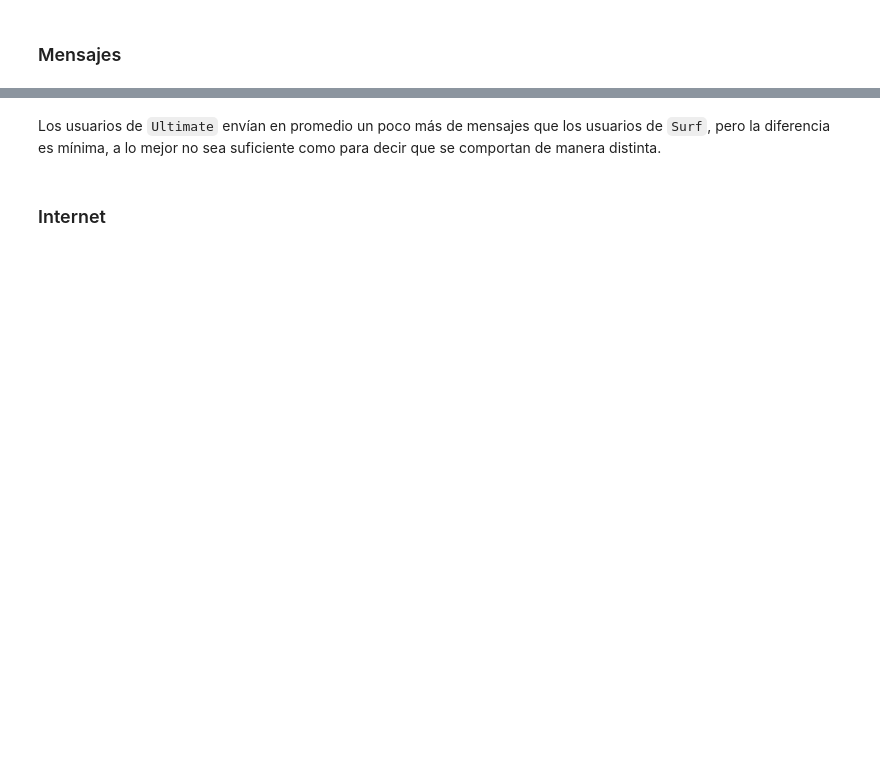
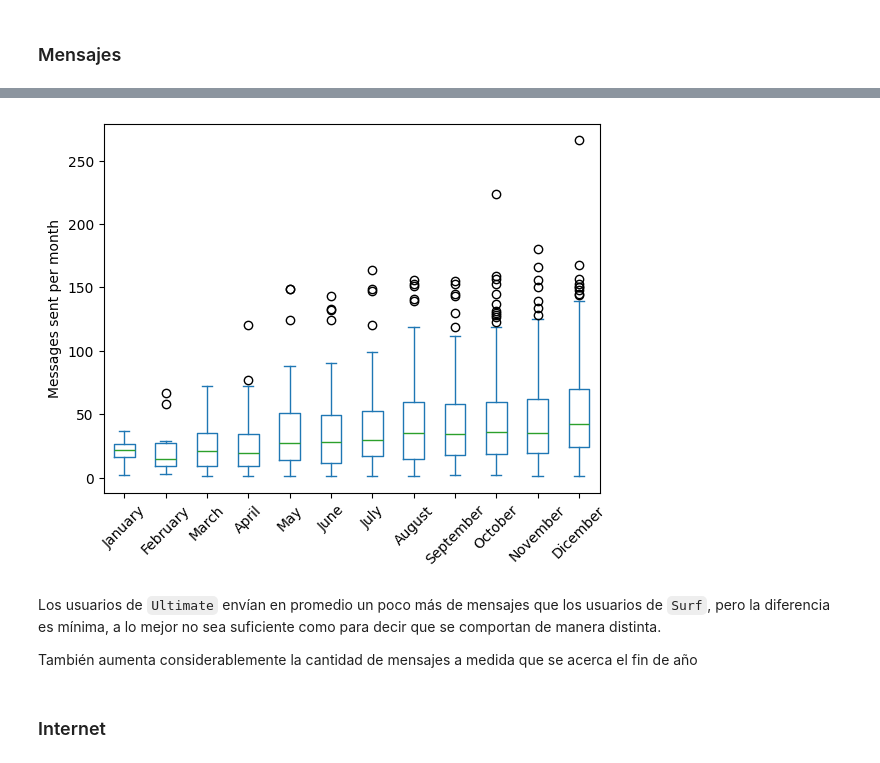
Before and after one commit to NikolaiGarcia/Pruebas-Estadisticas, a Jupyter notebook: Proyecto 5.ipynb, the cells around one changed output, grey strips where cells are left out. Drawn from its saved outputs; the diff is of its cells as text; code cells hidden in the pictures; blank space fills up the shorter version.

```diff
--- a/Proyecto 5.ipynb
+++ b/Proyecto 5.ipynb
@@ -764,5 +792,15 @@ plt.show()
+# %%
+plot = {month : list(use_of_plan[use_of_plan['month'] == num]['messages']) for num,month in months.items()}
+plot = pd.DataFrame(dict([(key, pd.Series(value)) for key, value in plot.items()]))
+plot.plot(kind='box',rot=45,ylabel='Messages sent per month')
+
+plt.show()
+# %% [output]
+[figure, added]
 # %% [markdown]
 Los usuarios de `Ultimate` envían en promedio un poco más de mensajes que los usuarios de `Surf`, pero la diferencia es mínima, a lo mejor no sea suficiente como para decir que se comportan de manera distinta.
+
+También aumenta considerablemente la cantidad de mensajes a medida que se acerca el fin de año
 # %% [markdown]
 ### Internet
 # %%
```
Also changed, not shown: parts of 27 cells of this notebook.
